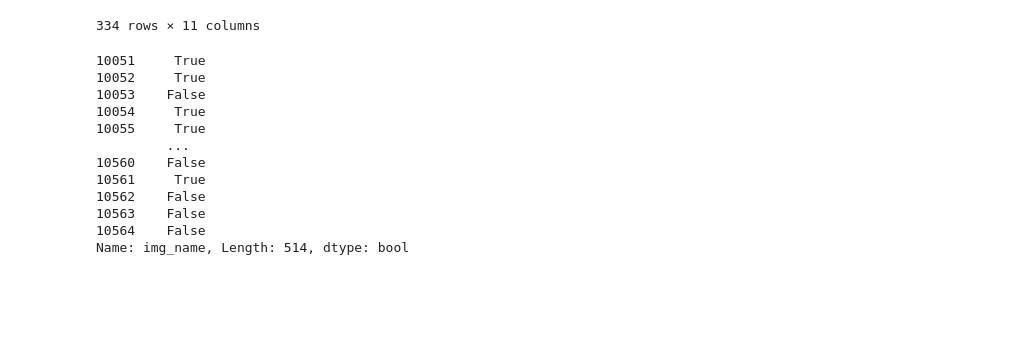
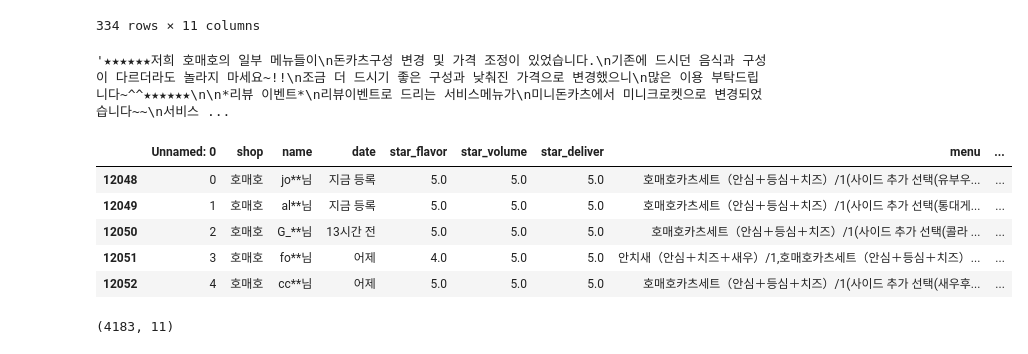
Before and after one commit to ckdrjs96/yogiyo, a Jupyter notebook: Untitled.ipynb, the cells around one changed output. Drawn from its saved outputs; the diff is of its cells as text; code cells hidden in the pictures; blank space fills up the shorter version.

```diff
--- a/Untitled.ipynb
+++ b/Untitled.ipynb
@@ -218,18 +242,22 @@ sorim_mara[(sorim_mara.star_flavor == 5.0) & (sorim_mara.star_volume == 5.0) &
 | 10558 | 507 | 마라탕전문점소림마라-동대문점 | ou**님 | 2020년 4월 11일 | 5.0 | 5.0 | 5.0 | 소림마라 마라탕（기본）/1(사이즈 선택(2~3人),맛 선택(... | ... |
 | 10561 | 510 | 마라탕전문점소림마라-동대문점 | lu**님 | 2020년 4월 10일 | 5.0 | 5.0 | 5.0 | 소림마라 마라탕（기본）/1(사이즈 선택(1人),맛 선택(2단... | ... |
 334 rows × 11 columns
-# %%
-sorim_mara.img_name.notna()
-# %% [output]
-10051     True
-10052     True
-10053    False
-10054     True
-10055     True
-         ...
-10560    False
-10561     True
-10562    False
-10563    False
-10564    False
-Name: img_name, Length: 514, dtype: bool
+# %%
+china_isnotice.notice[12]
+# %% [output]
+'★★★★★★저희 호매호의 일부 메뉴들이\n돈카츠구성 변경 및 가격 조정이 있었습니다.\n기존에 드시던 음식과 구성이 다르더라도 놀라지 마세요~!!\n조금 더 드시기 좋은 구성과 낮춰진 가격으로 변경했으니\n많은 이용 부탁드립니다~^^★★★★★★\n\n*리뷰 이벤트*\n리뷰이벤트로 드리는 서비스메뉴가\n미니돈카츠에서 미니크로켓으로 변경되었습니다~~\n서비스 ...
+# %%
+homaho=china2[china2.shop==china_isnotice.shop[12]]
+# %%
+homaho.head()
+# %% [output]
+|  | Unnamed: 0 | shop | name | date | star_flavor | star_volume | star_deliver | menu | ... |
+| 12048 | 0 | 호매호 | jo**님 | 지금 등록 | 5.0 | 5.0 | 5.0 | 호매호카츠세트（안심＋등심＋치즈）/1(사이드 추가 선택(유부우... | ... |
+| 12049 | 1 | 호매호 | al**님 | 지금 등록 | 5.0 | 5.0 | 5.0 | 호매호카츠세트（안심＋등심＋치즈）/1(사이드 추가 선택(통대게... | ... |
+| 12050 | 2 | 호매호 | G_**님 | 13시간 전 | 5.0 | 5.0 | 5.0 | 호매호카츠세트（안심＋등심＋치즈）/1(사이드 추가 선택(콜라 ... | ... |
+| 12051 | 3 | 호매호 | fo**님 | 어제 | 4.0 | 5.0 | 5.0 | 안치새（안심＋치즈＋새우）/1,호매호카츠세트（안심＋등심＋치즈）... | ... |
+| 12052 | 4 | 호매호 | cc**님 | 어제 | 5.0 | 5.0 | 5.0 | 호매호카츠세트（안심＋등심＋치즈）/1(사이드 추가 선택(새우후... | ... |
+# %%
+homaho.shape
+# %% [output]
+(4183, 11)
```
Also changed, not shown: parts of 6 cells of this notebook, 1 other file.
